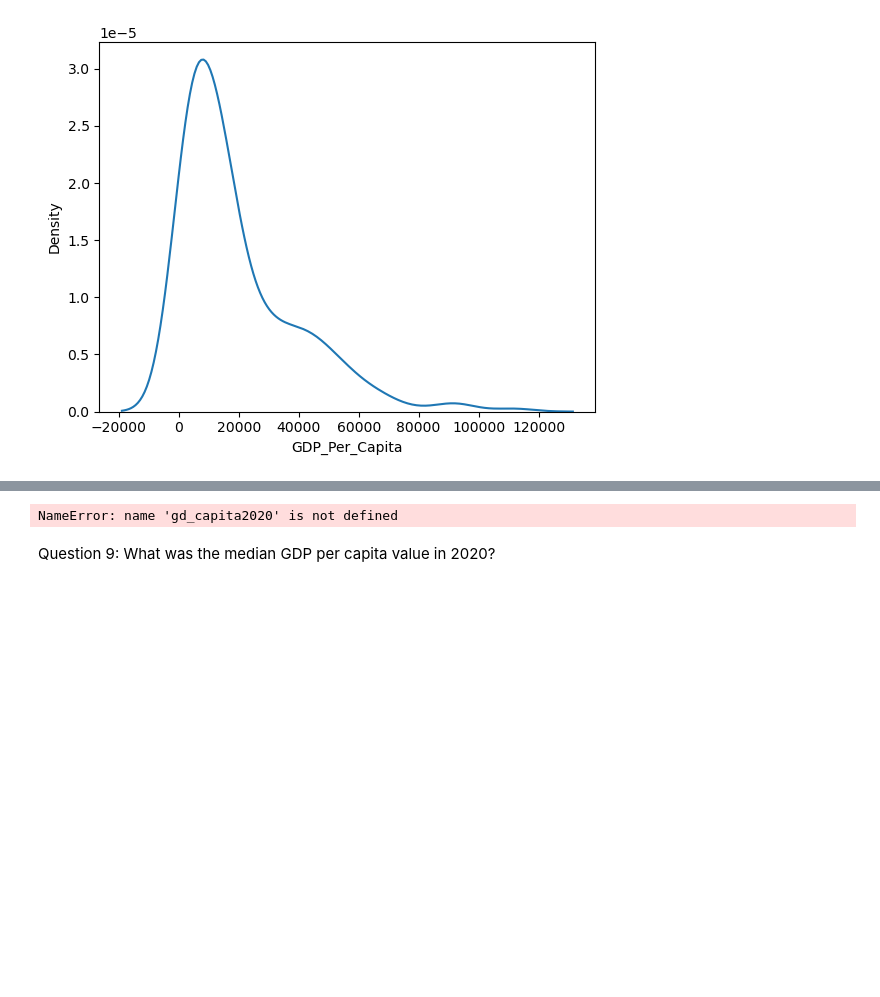
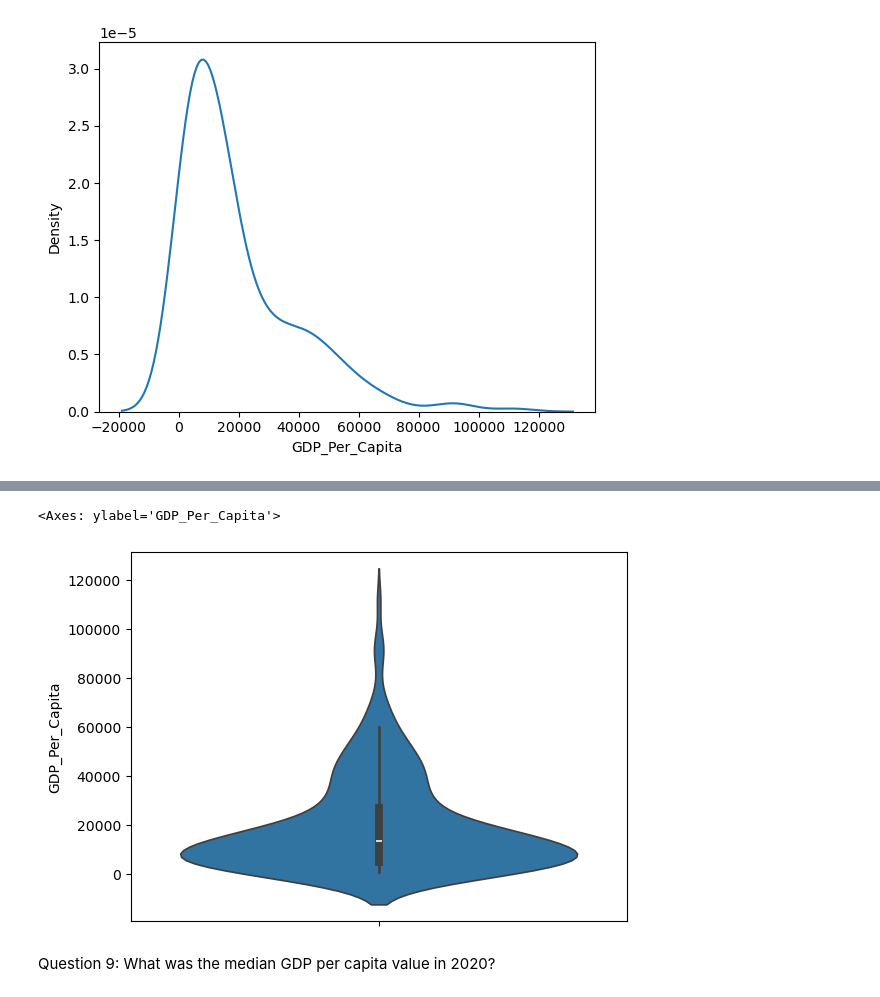
Before and after one commit to NSS-Data-Analytics-Cohort-13/un-exploration-tacaelest, a Jupyter notebook: notebooks/un_exploration_project.ipynb, the cells around one changed output, grey strips where cells are left out. Cells and saved outputs as stored; diff of their text form; code cells hidden in the pictures; blank space fills up the shorter version.

```diff
--- a/notebooks/un_exploration_project.ipynb
+++ b/notebooks/un_exploration_project.ipynb
@@ -163,8 +163,9 @@ sns.boxplot( x=gdp_capita2020["GDP_Per_Capita"], y=gdp_capita2020["Year"])
 # %%
 #Q8 Violin Plot:
-sns.violinplot(x=gd_capita2020["Year"], y=df["GDP_Per_Capita"])
+sns.violinplot(y=gdp_capita2020["GDP_Per_Capita"])
 # %% [output]
-NameError: name 'gd_capita2020' is not defined
+<Axes: ylabel='GDP_Per_Capita'>
+[figure, added]
 # %% [markdown]
 Question 9: What was the median GDP per capita value in 2020?
 # %%
```
Also changed, not shown: parts of 3 cells of this notebook.
